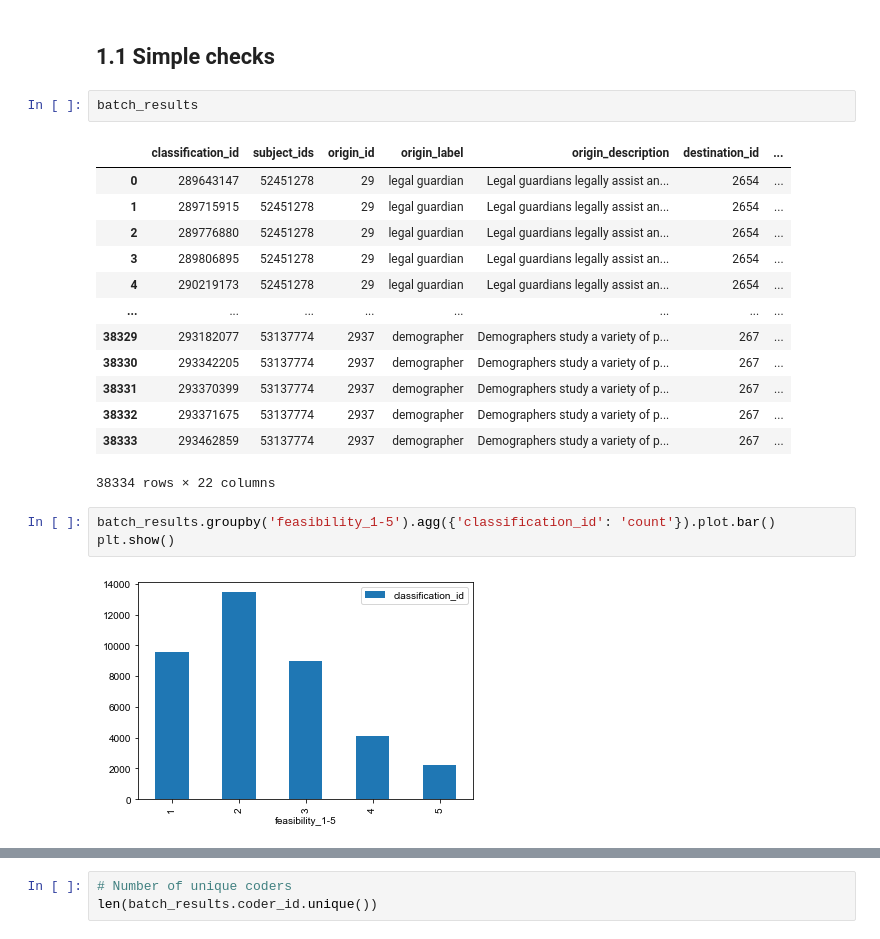
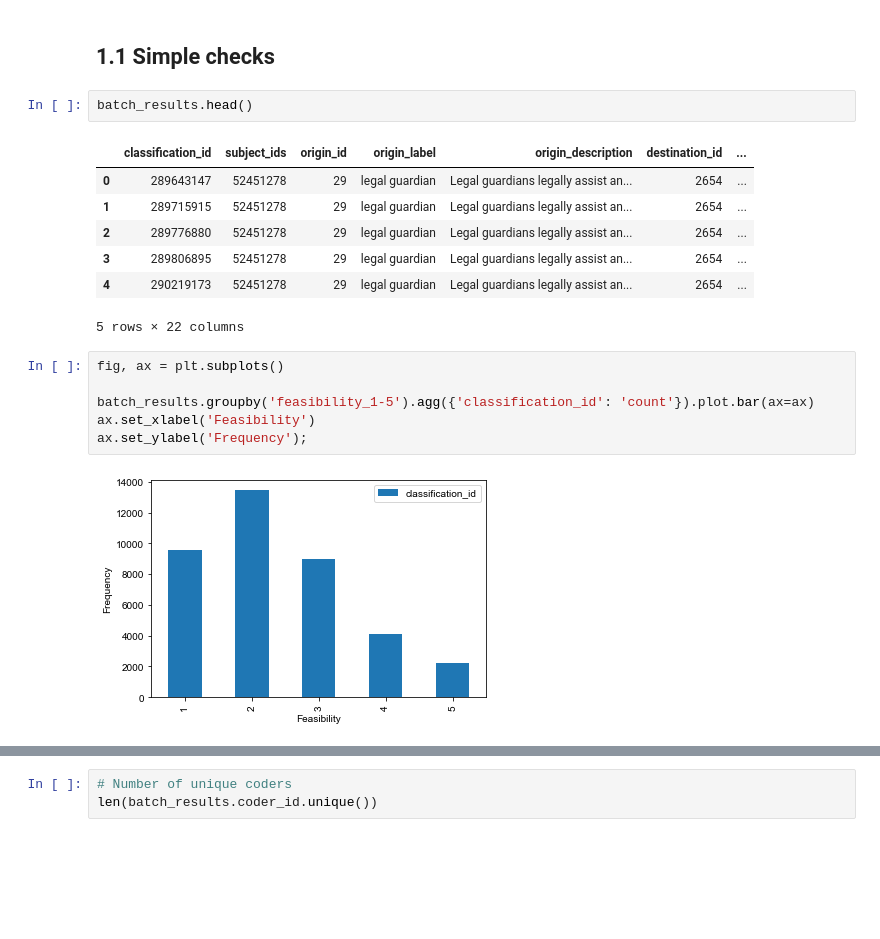
Before and after one commit to nestauk/mapping-career-causeways, a Jupyter notebook: codebase/notebooks/07_validation/Validation_02_EDA_of_validation_batch_1.ipynb, the cells around one changed output, grey strips where cells are left out. Saved outputs shown, nothing was run; the diff lists cells and outputs as text; blank space fills up the shorter version.

```diff
--- a/codebase/notebooks/07_validation/Validation_02_EDA_of_validation_batch_1.ipynb
+++ b/codebase/notebooks/07_validation/Validation_02_EDA_of_validation_batch_1.ipynb
@@ -40,7 +40,7 @@ memory usage: 6.2+ MB
 # %% [markdown]
 ## 1.1 Simple checks
 # %%
-batch_results
+batch_results.head()
 # %% [output]
 |  | classification_id | subject_ids | origin_id | origin_label | origin_description | destination_id | ... |
 | 0 | 289643147 | 52451278 | 29 | legal guardian | Legal guardians legally assist an... | 2654 | ... |
@@ -48,15 +48,12 @@ batch_results
 | 2 | 289776880 | 52451278 | 29 | legal guardian | Legal guardians legally assist an... | 2654 | ... |
 | 3 | 289806895 | 52451278 | 29 | legal guardian | Legal guardians legally assist an... | 2654 | ... |
 | 4 | 290219173 | 52451278 | 29 | legal guardian | Legal guardians legally assist an... | 2654 | ... |
-| ... | ... | ... | ... | ... | ... | ... | ... |
-| 38329 | 293182077 | 53137774 | 2937 | demographer | Demographers study a variety of p... | 267 | ... |
-| 38330 | 293342205 | 53137774 | 2937 | demographer | Demographers study a variety of p... | 267 | ... |
-| 38331 | 293370399 | 53137774 | 2937 | demographer | Demographers study a variety of p... | 267 | ... |
-| 38332 | 293371675 | 53137774 | 2937 | demographer | Demographers study a variety of p... | 267 | ... |
-| 38333 | 293462859 | 53137774 | 2937 | demographer | Demographers study a variety of p... | 267 | ... |
-38334 rows × 22 columns
+5 rows × 22 columns
 # %%
-batch_results.groupby('feasibility_1-5').agg({'classification_id': 'count'}).plot.bar()
-plt.show()
+fig, ax = plt.subplots()
+
+batch_results.groupby('feasibility_1-5').agg({'classification_id': 'count'}).plot.bar(ax=ax)
+ax.set_xlabel('Feasibility')
+ax.set_ylabel('Frequency');
 # %% [output]
-[figure, old version]
+[figure, new version]
```
Also changed, not shown: parts of 31 cells of this notebook.
